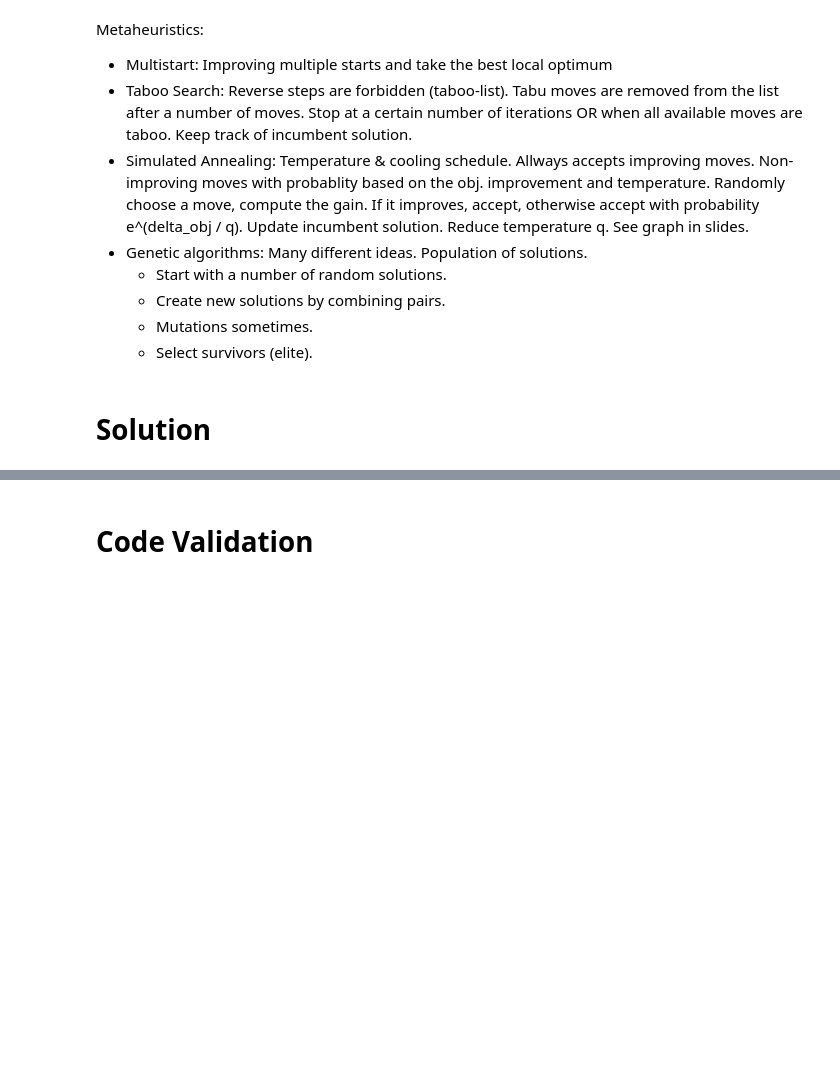
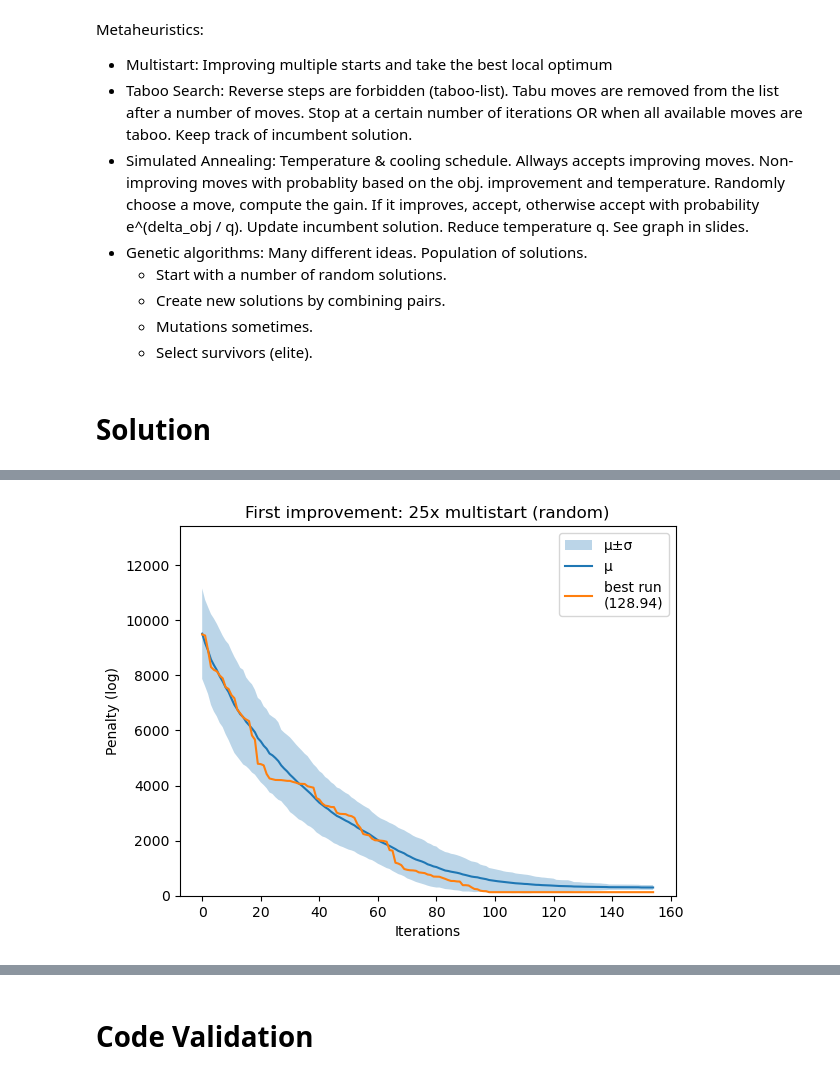
Before and after one commit to sebas-fontys/OR5-paintshop, a Jupyter notebook: solution.ipynb, the cells around one changed output, grey strips where cells are left out. Drawn from its saved outputs; the diff is of its cells as text; code cells hidden in the pictures; blank space fills up the shorter version.

```diff
--- a/solution.ipynb
+++ b/solution.ipynb
@@ -236,0 +374,33 @@ def heuristic_improvement_first(initial: Schedule) -> Schedule:
+# %%
+import matplotlib.pyplot as plt
+def plot_multistart(iter_count, runs):
+
+
+    iterations = range(iter_count + 1)
+
+    penalty_means = np.array([
+        np.mean([
+            run["penalties"][i] for run in runs
+        ]) for i in iterations
+    ])
+    penalty_stds = np.array([
+        np.std([
+            run["penalties"][i] for run in runs
+        ]) for i in iterations
+    ])
+
+    best_run = sorted(runs, key = lambda run: run["penalties"][-1])[0]
+
+    plt.figure()
+    plt.fill_between(iterations, penalty_means - penalty_stds, penalty_means + penalty_stds, alpha = 0.3, label = "μ±σ")
+    plt.plot(iterations, penalty_means, label='μ')
+    plt.plot(iterations, best_run["penalties"], label = f"best run\n({best_run['penalties'][-1]:.2f})")
+    plt.title(f"First improvement: {len(runs)}x multistart (random)")
+    plt.legend()
+    # plt.yscale('log')
+    plt.ylim(0, max([run["penalties"][0] for run in runs]))
+    plt.ylabel("Penalty (log)")
+    plt.xlabel("Iterations")
+    plt.show()
+# %% [output]
+[figure, added]
```
Also changed, not shown: parts of 21 cells of this notebook, 4 other files.
